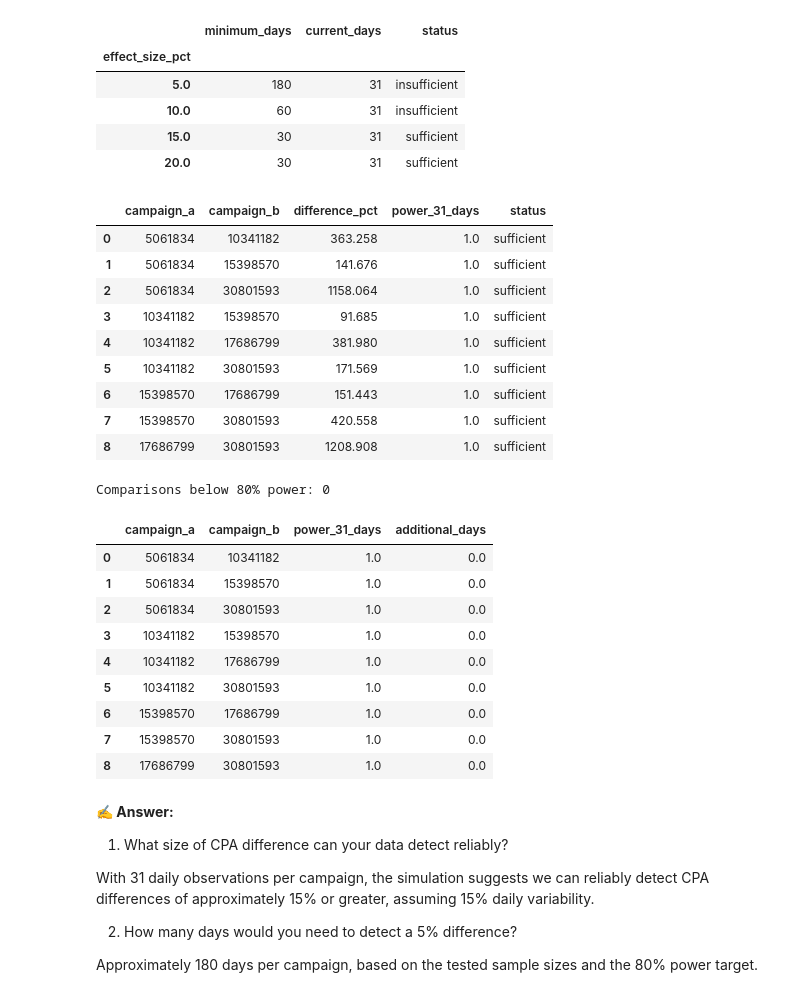
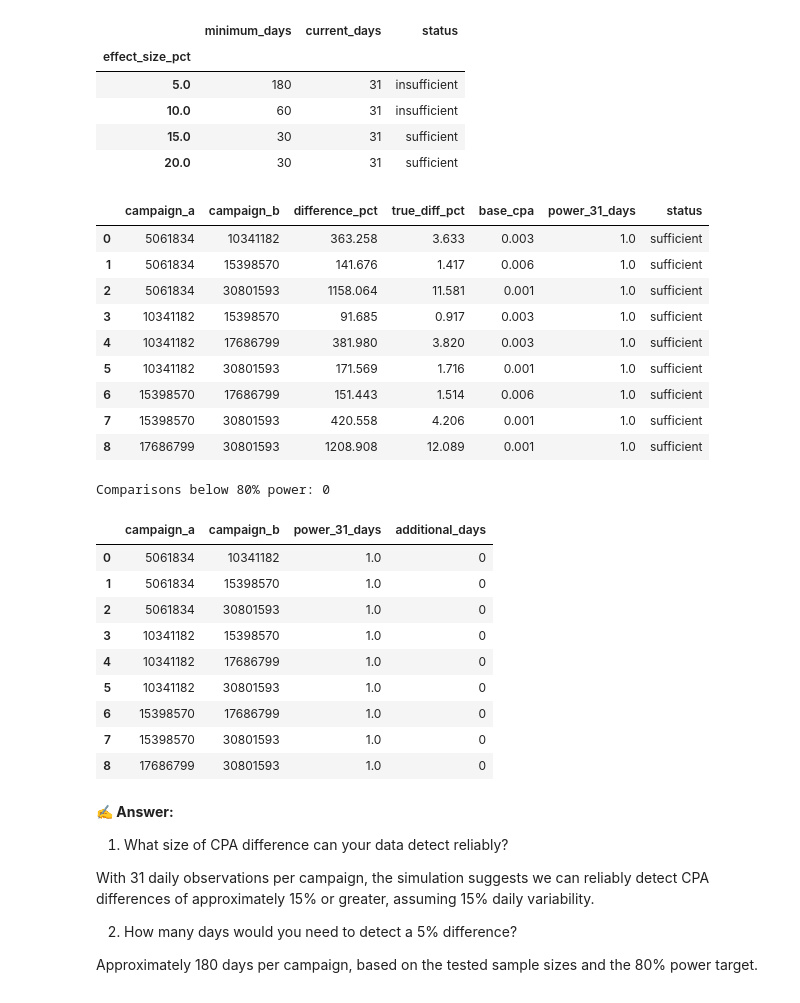
Before and after one commit to Marthaolukayode/lab-statistical-analysis, a Jupyter notebook: lab_statistical_analysis_STUDENT.ipynb, the cells around one changed output. Saved outputs shown, nothing was run; the diff lists cells and outputs as text; code cells hidden in the pictures.

Commit message:
Complete power analysis and update lab documentation

```diff
--- a/lab_statistical_analysis_STUDENT.ipynb
+++ b/lab_statistical_analysis_STUDENT.ipynb
@@ -1243,51 +1243,76 @@ display(summary)
 significant_pairs = cpa_res[
     cpa_res["significant_fdr"]
 ].copy()
 
 results = []
 
 for _, row in significant_pairs.iterrows():
     baseline = min(row["mean_a"], row["mean_b"])
     difference = abs(row["mean_b"] - row["mean_a"])
     effect = difference / baseline
 
     observed_power = empirical_power_cpa(
         effect, baseline, 31
     )
 
     results.append({
         "campaign_a": int(row["group_a"]),
         "campaign_b": int(row["group_b"]),
         "difference_pct": effect * 100,
+        "true_diff_pct": effect,
+        "base_cpa": baseline,
         "power_31_days": observed_power,
         "status": (
             "sufficient" if observed_power >= 0.80
             else "insufficient"
         )
     })
 
 pair_power = pd.DataFrame(results)
 
 display(pair_power.round(3))
 # %% [output]
-|  | campaign_a | campaign_b | difference_pct | power_31_days | status |
-| 0 | 5061834 | 10341182 | 363.258 | 1.0 | sufficient |
-| 1 | 5061834 | 15398570 | 141.676 | 1.0 | sufficient |
-| 2 | 5061834 | 30801593 | 1158.064 | 1.0 | sufficient |
-| 3 | 10341182 | 15398570 | 91.685 | 1.0 | sufficient |
-| 4 | 10341182 | 17686799 | 381.980 | 1.0 | sufficient |
-| 5 | 10341182 | 30801593 | 171.569 | 1.0 | sufficient |
-| 6 | 15398570 | 17686799 | 151.443 | 1.0 | sufficient |
-| 7 | 15398570 | 30801593 | 420.558 | 1.0 | sufficient |
-| 8 | 17686799 | 30801593 | 1208.908 | 1.0 | sufficient |
+|  | campaign_a | campaign_b | difference_pct | true_diff_pct | base_cpa | power_31_days | status |
+| 0 | 5061834 | 10341182 | 363.258 | 3.633 | 0.003 | 1.0 | sufficient |
+| 1 | 5061834 | 15398570 | 141.676 | 1.417 | 0.006 | 1.0 | sufficient |
+| 2 | 5061834 | 30801593 | 1158.064 | 11.581 | 0.001 | 1.0 | sufficient |
+| 3 | 10341182 | 15398570 | 91.685 | 0.917 | 0.003 | 1.0 | sufficient |
+| 4 | 10341182 | 17686799 | 381.980 | 3.820 | 0.003 | 1.0 | sufficient |
+| 5 | 10341182 | 30801593 | 171.569 | 1.716 | 0.001 | 1.0 | sufficient |
+| 6 | 15398570 | 17686799 | 151.443 | 1.514 | 0.006 | 1.0 | sufficient |
+| 7 | 15398570 | 30801593 | 420.558 | 4.206 | 0.001 | 1.0 | sufficient |
+| 8 | 17686799 | 30801593 | 1208.908 | 12.089 | 0.001 | 1.0 | sufficient |
 # %%
-# Step 7.6: Additional days required
 
-pair_power["additional_days"] = np.where(
-    pair_power["power_31_days"] >= 0.80,
-    0,
-    np.nan
-)
+
+# Step 7.6: Estimate additional days needed for 80% power
+
+def minimum_days_for_power(true_diff_pct, base_cpa,
+                           current_days=31, target_power=0.80,
+                           max_days=365):
+    for n_days in range(current_days, max_days + 1):
+        power = empirical_power_cpa(
+            true_diff_pct, base_cpa, n_days
+        )
+        if power >= target_power:
+            return n_days - current_days
+
+    return np.nan  # Target not reached within 365 days
+
+
+additional_days = []
+
+for _, row in pair_power.iterrows():
+    if row["power_31_days"] >= 0.80:
+        additional_days.append(0)
+    else:
+        days = minimum_days_for_power(
+            row["true_diff_pct"],
+            row["base_cpa"]
+        )
+        additional_days.append(days)
+
+pair_power["additional_days"] = additional_days
 
 print("Comparisons below 80% power:",
       (pair_power["power_31_days"] < 0.80).sum())
@@ -1301,15 +1326,15 @@ display(pair_power[[
 # %% [output]
 Comparisons below 80% power: 0
 |  | campaign_a | campaign_b | power_31_days | additional_days |
-| 0 | 5061834 | 10341182 | 1.0 | 0.0 |
-| 1 | 5061834 | 15398570 | 1.0 | 0.0 |
-| 2 | 5061834 | 30801593 | 1.0 | 0.0 |
-| 3 | 10341182 | 15398570 | 1.0 | 0.0 |
-| 4 | 10341182 | 17686799 | 1.0 | 0.0 |
-| 5 | 10341182 | 30801593 | 1.0 | 0.0 |
-| 6 | 15398570 | 17686799 | 1.0 | 0.0 |
-| 7 | 15398570 | 30801593 | 1.0 | 0.0 |
-| 8 | 17686799 | 30801593 | 1.0 | 0.0 |
+| 0 | 5061834 | 10341182 | 1.0 | 0 |
+| 1 | 5061834 | 15398570 | 1.0 | 0 |
+| 2 | 5061834 | 30801593 | 1.0 | 0 |
+| 3 | 10341182 | 15398570 | 1.0 | 0 |
+| 4 | 10341182 | 17686799 | 1.0 | 0 |
+| 5 | 10341182 | 30801593 | 1.0 | 0 |
+| 6 | 15398570 | 17686799 | 1.0 | 0 |
+| 7 | 15398570 | 30801593 | 1.0 | 0 |
+| 8 | 17686799 | 30801593 | 1.0 | 0 |
 # %% [markdown]
 **✍️ Answer:**
 1. What size of CPA difference can your data detect reliably?
```
Also changed, not shown: 2 other files.
